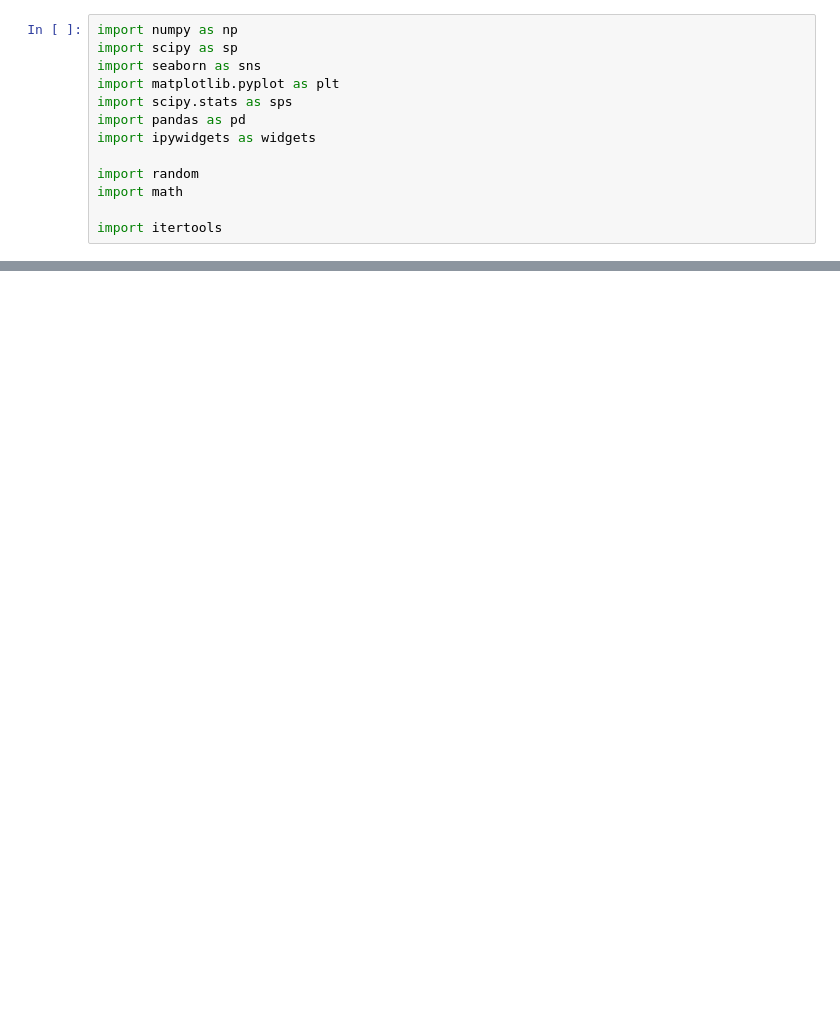
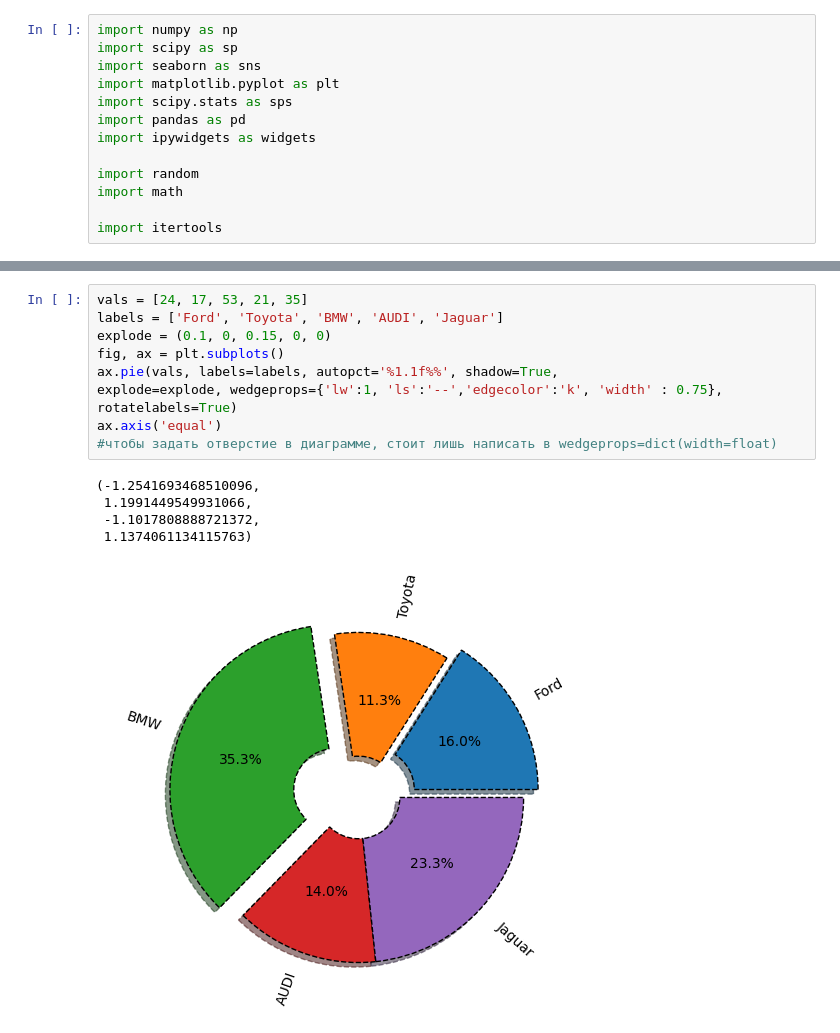
Before and after one commit to TorchPochmak/Stats, a Jupyter notebook: book1/4.3_Diagrams_Round.ipynb, the cells around one changed output, grey strips where cells are left out. Drawn from its saved outputs; the diff is of its cells as text; blank space fills up the shorter version.

Commit message:
seaborn and diagrams...

```diff
--- a/book1/4.3_Diagrams_Round.ipynb
+++ b/book1/4.3_Diagrams_Round.ipynb
@@ -25,0 +20,16 @@ ax.axis('equal')
+# %%
+vals = [24, 17, 53, 21, 35]
+labels = ['Ford', 'Toyota', 'BMW', 'AUDI', 'Jaguar']
+explode = (0.1, 0, 0.15, 0, 0)
+fig, ax = plt.subplots()
+ax.pie(vals, labels=labels, autopct='%1.1f%%', shadow=True,
+explode=explode, wedgeprops={'lw':1, 'ls':'--','edgecolor':'k', 'width' : 0.75},
+rotatelabels=True)
+ax.axis('equal')
+#чтобы задать отверстие в диаграмме, стоит лишь написать в wedgeprops=dict(width=float)
+# %% [output]
+(-1.2541693468510096,
+ 1.1991449549931066,
+ -1.1017808888721372,
+ 1.1374061134115763)
+[figure, added]
```
Also changed, not shown: parts of 2 cells of this notebook, 5 other files.
